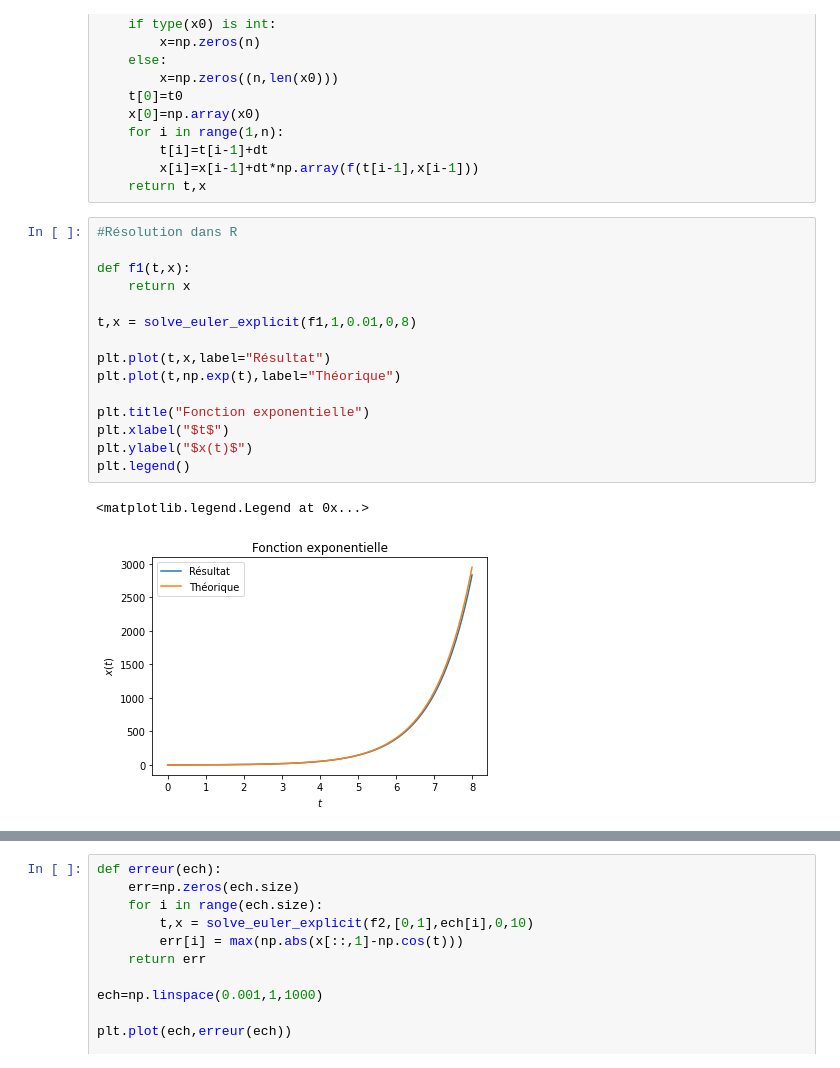
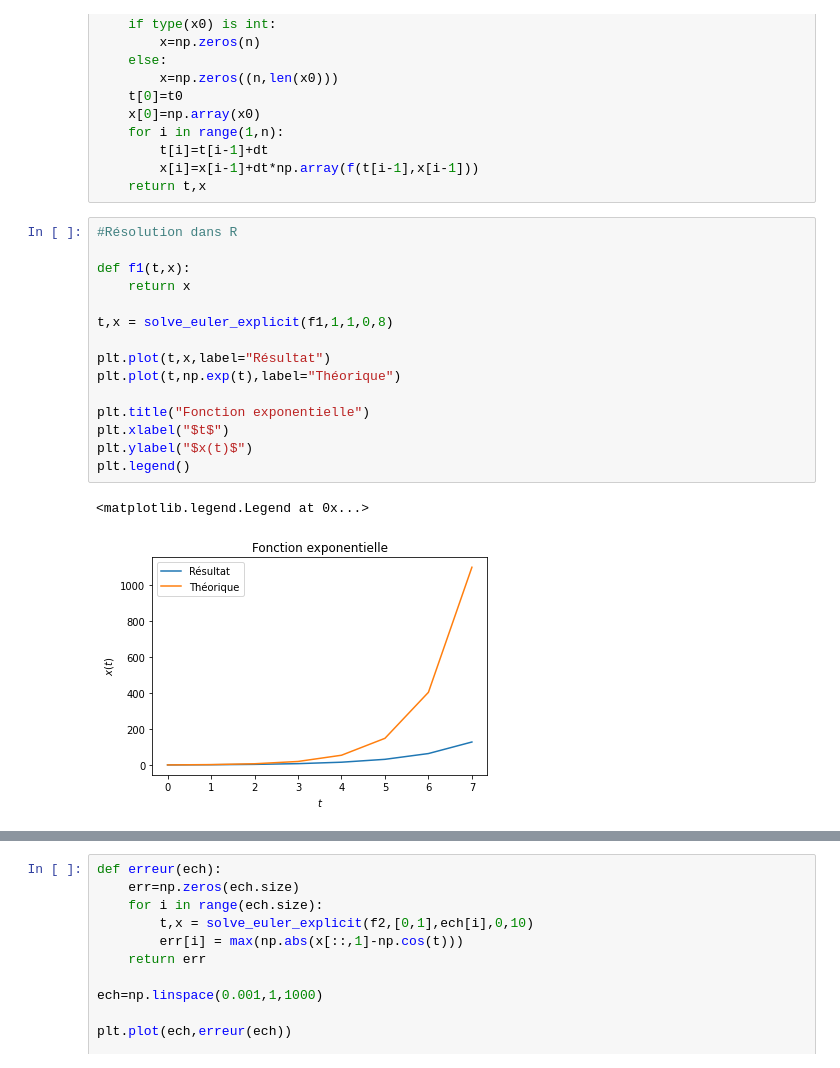
Before and after one commit to guillaumerichard2020/Proj-Num-2-Equa-diff, a Jupyter notebook: Projet Equations Différentielles .ipynb, the cells around one changed output, grey strips where cells are left out. Saved outputs shown, nothing was run; the diff lists cells and outputs as text.

```diff
--- a/Projet Equations Différentielles .ipynb
+++ b/Projet Equations Différentielles .ipynb
@@ -215,18 +215,18 @@ def solve_euler_explicit(f,x0,dt,t0,tf):
 # %%
 #Résolution dans R
 
 def f1(t,x):
     return x
 
-t,x = solve_euler_explicit(f1,1,0.01,0,8)
+t,x = solve_euler_explicit(f1,1,1,0,8)
 
 plt.plot(t,x,label="Résultat")
 plt.plot(t,np.exp(t),label="Théorique")
 
 plt.title("Fonction exponentielle")
 plt.xlabel("$t$")
 plt.ylabel("$x(t)$")
 plt.legend()
 # %% [output]
 <matplotlib.legend.Legend at 0x...>
-[figure, old version]
+[figure, new version]
```
Also changed, not shown: parts of 7 cells of this notebook.
